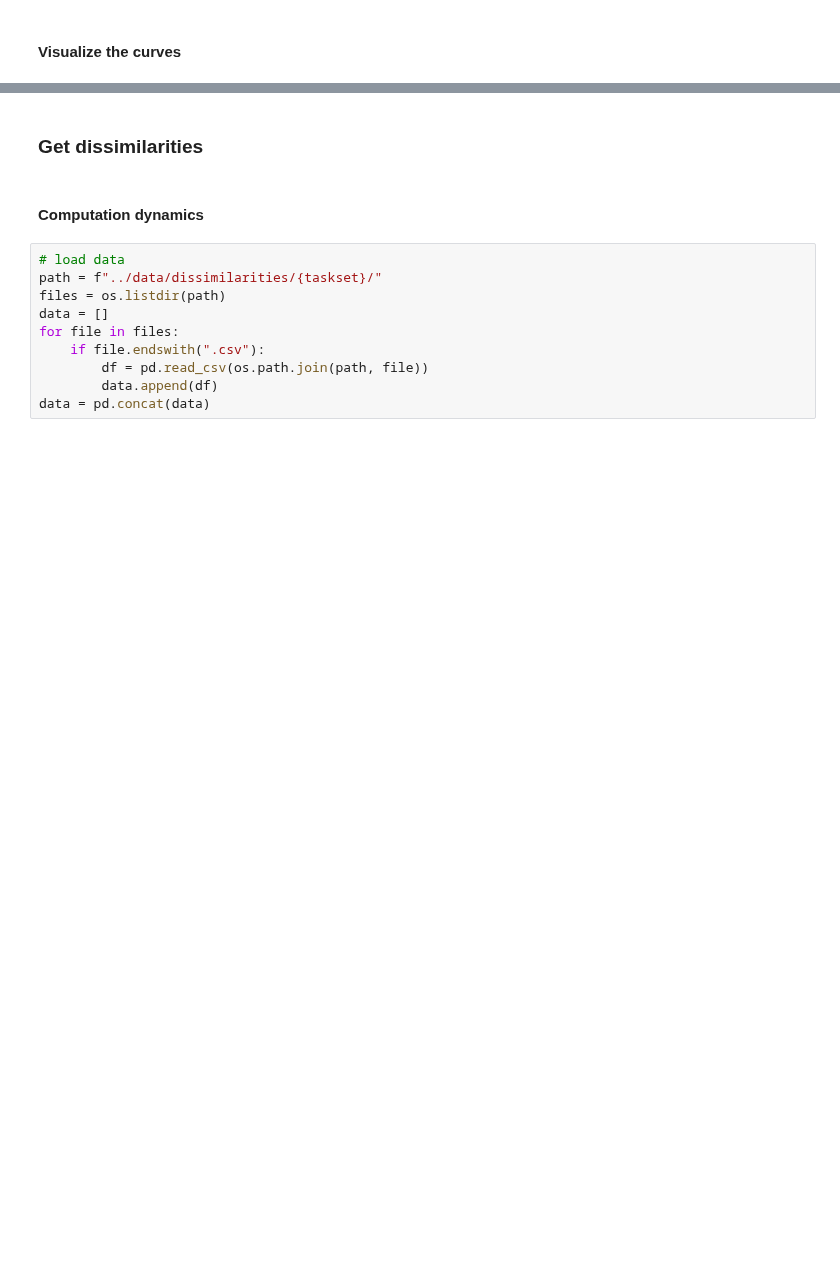
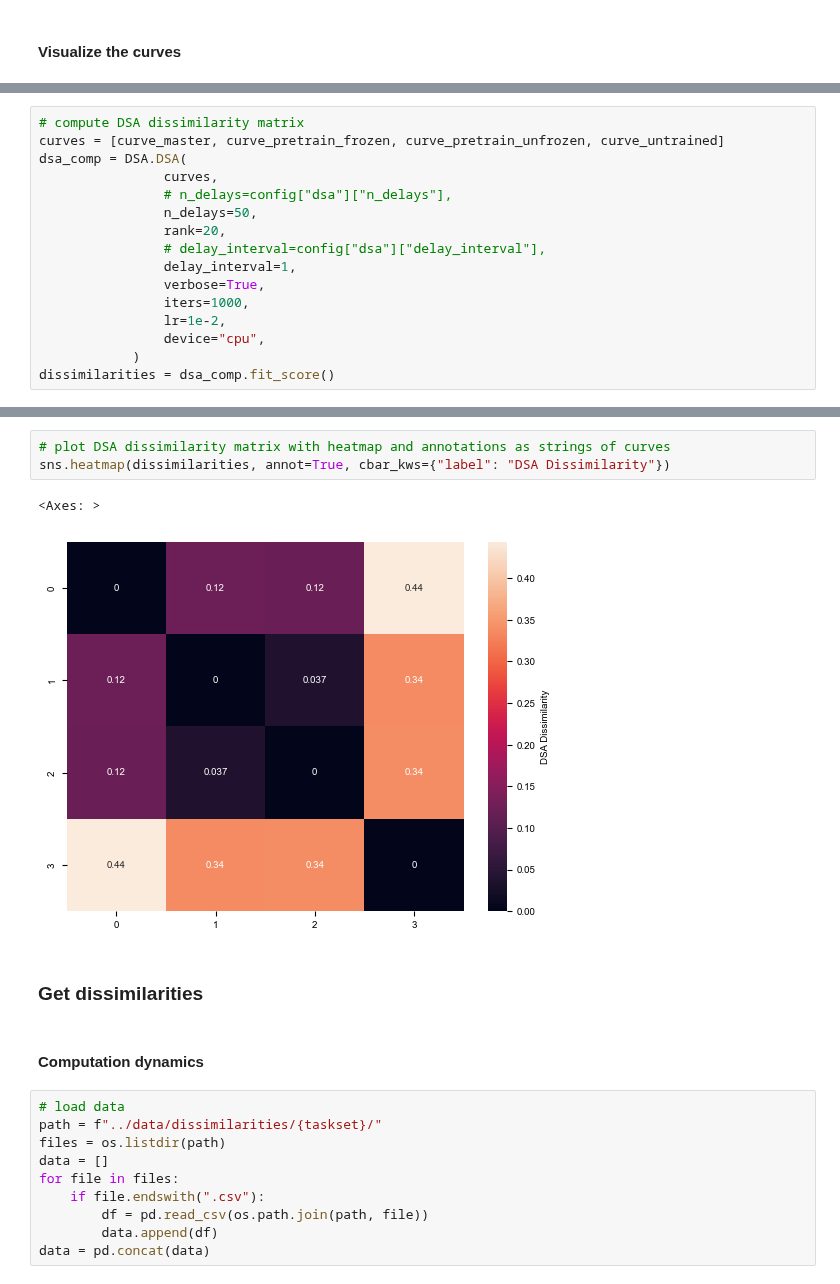
Before and after one commit to qglht/RepAL, a Jupyter notebook: notebooks/analysis_rnn.ipynb, the cells around one changed output, grey strips where cells are left out. Saved outputs shown, nothing was run; the diff lists cells and outputs as text; blank space fills up the shorter version.

```diff
--- a/notebooks/analysis_rnn.ipynb
+++ b/notebooks/analysis_rnn.ipynb
@@ -101,0 +140,16 @@ visualize([curve[:,50,:]],title=group)
+# %%
+# compute DSA dissimilarity matrix
+curves = [curve_master, curve_pretrain_frozen, curve_pretrain_unfrozen, curve_untrained]
+dsa_comp = DSA.DSA(
+                curves,
+                # n_delays=config["dsa"]["n_delays"],
+                n_delays=50,
+                rank=20,
+                # delay_interval=config["dsa"]["delay_interval"],
+                delay_interval=1,
+                verbose=True,
+                iters=1000,
+                lr=1e-2,
+                device="cpu",
+            )
+dissimilarities = dsa_comp.fit_score()
@@ -102,3 +174,9 @@ visualize([curve[:,50,:]],title=group)
+# %%
+# plot DSA dissimilarity matrix with heatmap and annotations as strings of curves
+sns.heatmap(dissimilarities, annot=True, cbar_kws={"label": "DSA Dissimilarity"})
+# %% [output]
+<Axes: >
+[figure, added]
 # %% [markdown]
 ### Get dissimilarities
 # %% [markdown]
```
Also changed, not shown: parts of 22 cells of this notebook, 5 other files.
